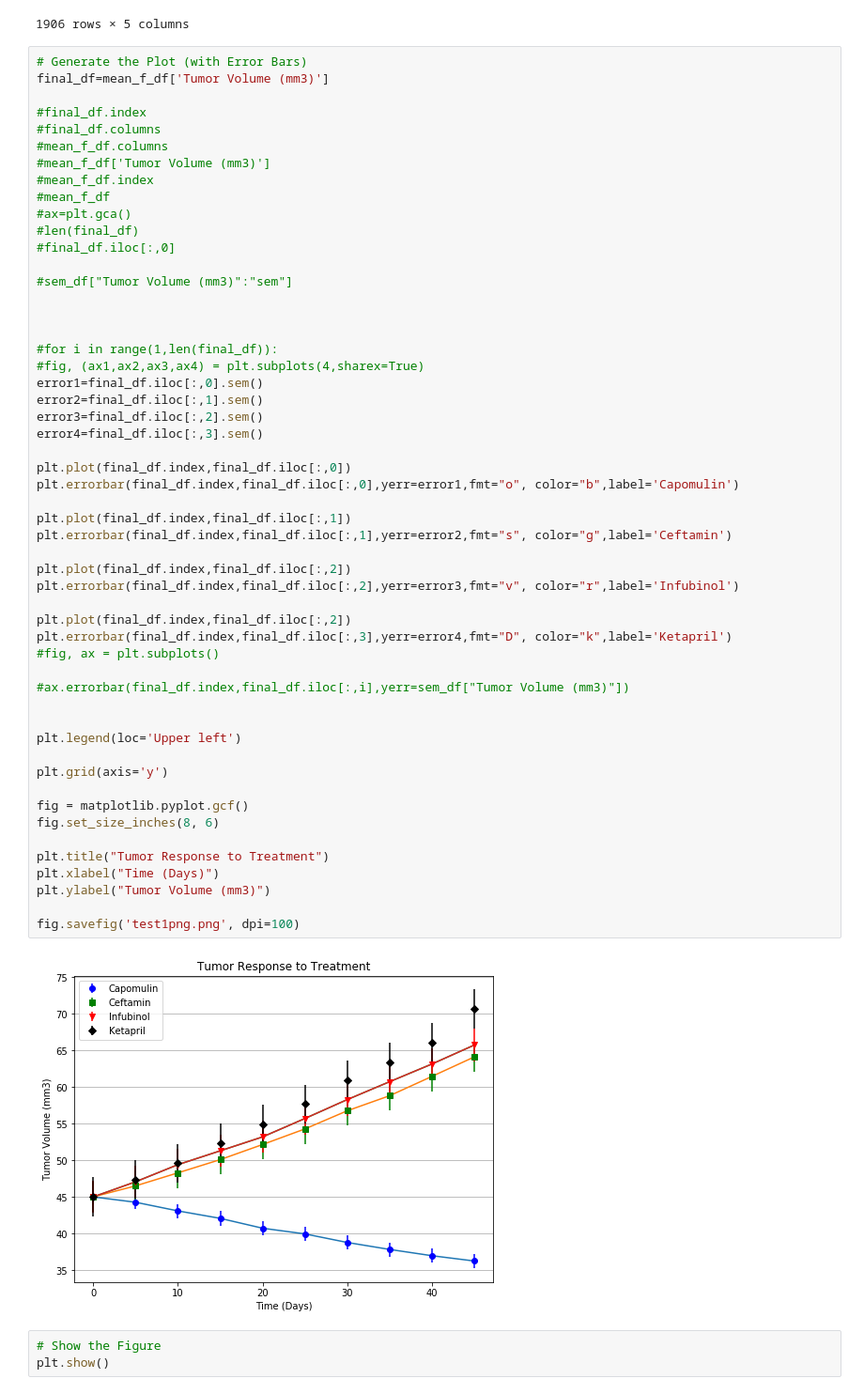
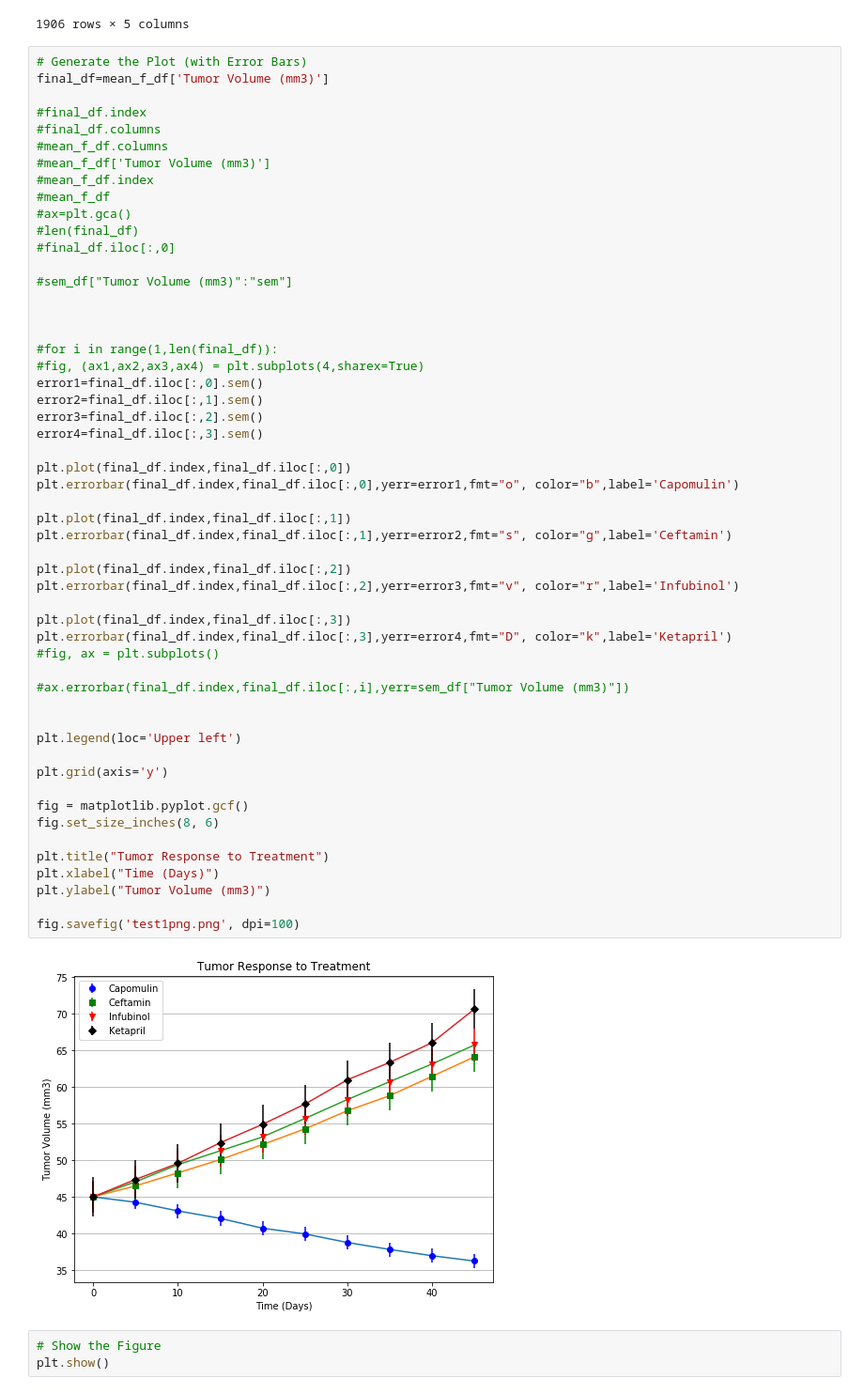
Before and after one commit to maheshdivan/matplotlib-challenge, a Jupyter notebook: Pymaceuticals/pymaceuticals_starter.ipynb, the cells around one changed output. Shown: that part at 94% size. Saved outputs shown, nothing was run; the diff lists cells and outputs as text.

Commit message:
Corrected a graph
Corrected a graph

```diff
--- a/Pymaceuticals/pymaceuticals_starter.ipynb
+++ b/Pymaceuticals/pymaceuticals_starter.ipynb
@@ -138,35 +138,35 @@ error3=final_df.iloc[:,2].sem()
 error4=final_df.iloc[:,3].sem()
 
 plt.plot(final_df.index,final_df.iloc[:,0])
 plt.errorbar(final_df.index,final_df.iloc[:,0],yerr=error1,fmt="o", color="b",label='Capomulin')
 
 plt.plot(final_df.index,final_df.iloc[:,1])
 plt.errorbar(final_df.index,final_df.iloc[:,1],yerr=error2,fmt="s", color="g",label='Ceftamin')
 
 plt.plot(final_df.index,final_df.iloc[:,2])
 plt.errorbar(final_df.index,final_df.iloc[:,2],yerr=error3,fmt="v", color="r",label='Infubinol')
 
-plt.plot(final_df.index,final_df.iloc[:,2])
+plt.plot(final_df.index,final_df.iloc[:,3])
 plt.errorbar(final_df.index,final_df.iloc[:,3],yerr=error4,fmt="D", color="k",label='Ketapril')
 #fig, ax = plt.subplots()
 
 #ax.errorbar(final_df.index,final_df.iloc[:,i],yerr=sem_df["Tumor Volume (mm3)"])
 
 
 plt.legend(loc='Upper left')
 
 plt.grid(axis='y')
 
 fig = matplotlib.pyplot.gcf()
 fig.set_size_inches(8, 6)
 
 plt.title("Tumor Response to Treatment")
 plt.xlabel("Time (Days)")
 plt.ylabel("Tumor Volume (mm3)")
 
 fig.savefig('test1png.png', dpi=100)
 # %% [output]
-[figure, old version]
+[figure, new version]
 # %%
 # Show the Figure
 plt.show()
```
